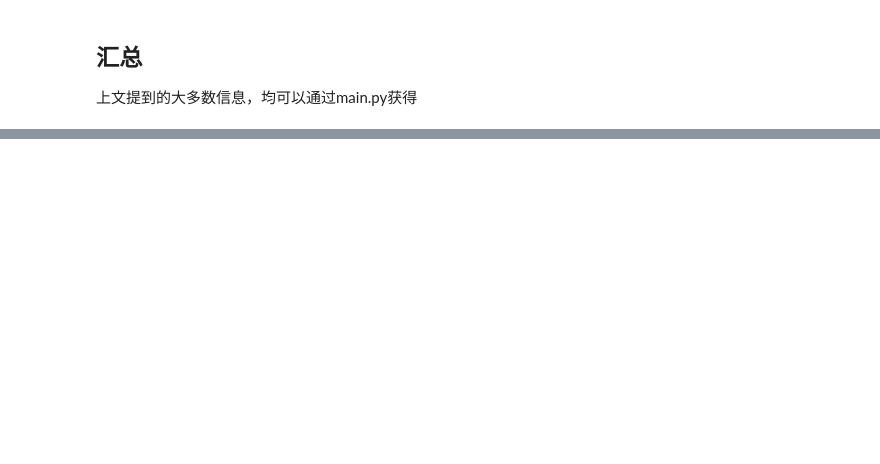
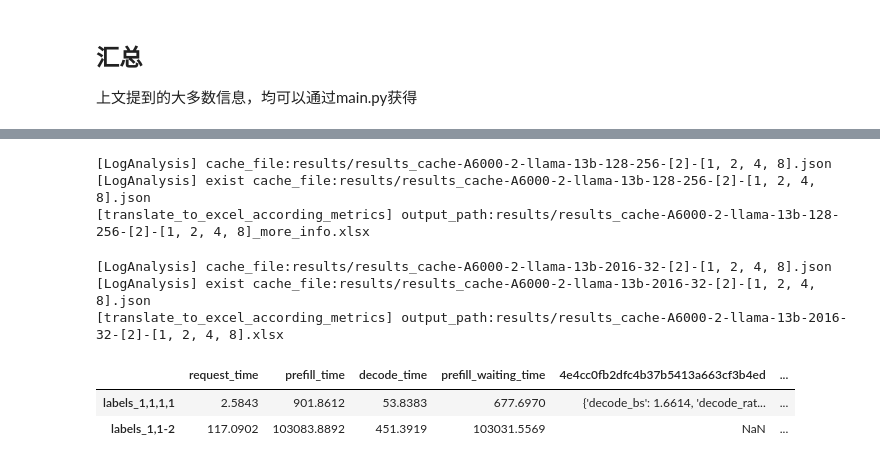
Before and after one commit to Lai-JX/Llumnix, a Jupyter notebook: benchmark_test/analysis/get_instance_info.ipynb, the cells around one changed output, grey strips where cells are left out. Saved outputs shown, nothing was run; the diff lists cells and outputs as text; code cells hidden in the pictures; blank space fills up the shorter version.

```diff
--- a/benchmark_test/analysis/get_instance_info.ipynb
+++ b/benchmark_test/analysis/get_instance_info.ipynb
@@ -905,0 +902,68 @@ findfont: Generic family 'sans-serif' not found because none of the following fa
+# %%
+model = 'llama-13b' # 'llama-7b'
+instance_deploy_msg = [     # (prefill_tps, decode_tps)
+    ([1,1,1,1],[]),([1,1],[2]),([1,1,1],[]),([1],[2]),
+]
+analysis = LogAnalysis_new(model,[2],[1,2,4,8],instance_deploy_msg,'128-256')
+analysis.get_all_msg()  # 首次需要
+metrics = [
+        ["prefill_step_time", "decode_step_time", 'avg_migration_time','avg_migrate_waiting_time'],
+        ["mofc", "decode_bs", "decode_ratio", "sum_migration_aborted_dst_count"],
+        ["mofc", "prefill-mofc", "decode-mofc",]
+]
+analysis.translate_to_excel_according_metrics(metrics, suffix="more_info")
+# %% [output]
+[LogAnalysis] cache_file:results/results_cache-A6000-2-llama-13b-128-256-[2]-[1, 2, 4, 8].json
+[LogAnalysis] exist cache_file:results/results_cache-A6000-2-llama-13b-128-256-[2]-[1, 2, 4, 8].json
+[translate_to_excel_according_metrics] output_path:results/results_cache-A6000-2-llama-13b-128-256-[2]-[1, 2, 4, 8]_more_info.xlsx
+# %%
+
+model = 'llama-13b' # 'llama-7b'
+instance_deploy_msg = [     # (prefill_tps, decode_tps)
+    ([1,1,1,1],[]),([1,1],[2]),# ([1,1,1],[]),([1],[2]),
+]
+for req_len in ['2016-32']:
+    analysis = LogAnalysis_new(model,[2],[1,2,4,8],instance_deploy_msg,req_len)
+    analysis.get_all_msg()  # 首次需要
+    # analysis.get_all_msg_updata_instance_metric()
+    metrics = [
+            ["request_time", "prefill_time", "decode_time"],
+            'prefill_bs',
+            'prefill_all_time_bs'
+    ]
+    analysis.translate_to_excel_according_metrics(metrics)  # 将结果转换为Excel格式
+
+fix_fields = {
+    'qps': str(2),
+    # 'labels': "1,1,1,1"
+    'concurrency': 4 # [1,2,4,8,16]
+}
+change_field = {
+    'labels': ["1,1,1,1", "1,1-2"]
+}
+
+assert len(change_field) == 1
+
+data = []
+key = list(change_field.keys())[0]
+values = list(change_field.values())[0]
+for v in values:
+    concurrency = get_value('concurrency', fix_fields, v)
+    qps = get_value('qps', fix_fields, v)
+    label = get_value('labels', fix_fields, v)
+    data.append(analysis.results[concurrency][qps][label])
+# 显示所有列
+pd.set_option('display.max_columns', None)
+# 显示所有行
+pd.set_option('display.max_rows', None)
+# 设置每列宽度（可选）
+pd.set_option('display.max_colwidth', None)
+df = pd.DataFrame(data, index=[f'{key}_{v}' for v in values])
+df
+# %% [output]
+[LogAnalysis] cache_file:results/results_cache-A6000-2-llama-13b-2016-32-[2]-[1, 2, 4, 8].json
+[LogAnalysis] exist cache_file:results/results_cache-A6000-2-llama-13b-2016-32-[2]-[1, 2, 4, 8].json
+[translate_to_excel_according_metrics] output_path:results/results_cache-A6000-2-llama-13b-2016-32-[2]-[1, 2, 4, 8].xlsx
+|  | request_time | prefill_time | decode_time | prefill_waiting_time | 4e4cc0fb2dfc4b37b5413a663cf3b4ed | ... |
+| labels_1,1,1,1 | 2.5843 | 901.8612 | 53.8383 | 677.6970 | {'decode_bs': 1.6614, 'decode_rat... | ... |
+| labels_1,1-2 | 117.0902 | 103083.8892 | 451.3919 | 103031.5569 | NaN | ... |
```
Also changed, not shown: parts of 15 cells of this notebook, 11 other files.
